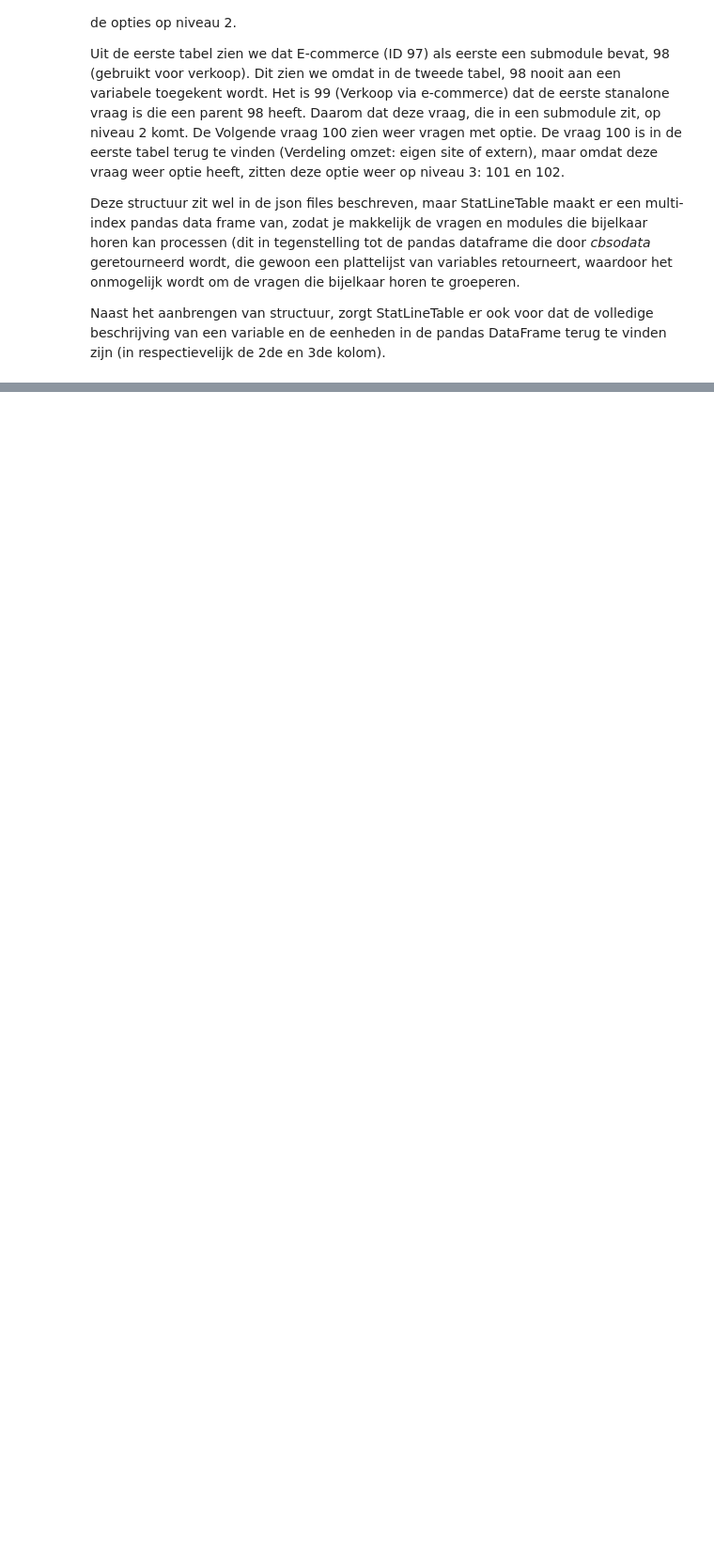
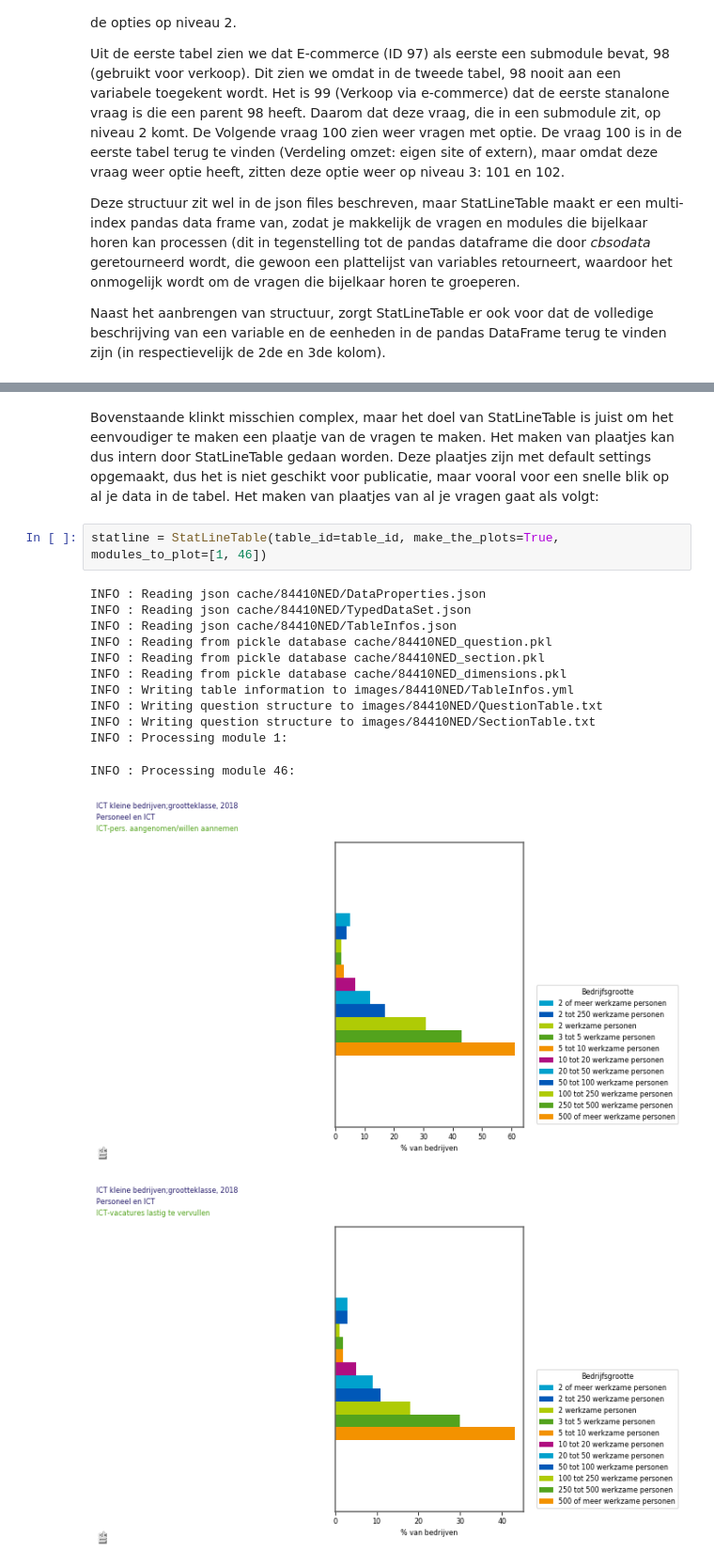
Before and after one commit to SNStatComp/cbs_utils, a Jupyter notebook: examples/statline_plot.ipynb, the cells around one changed output, grey strips where cells are left out. Shown: that part at 94% size. Drawn from its saved outputs; the diff is of its cells as text; blank space fills up the shorter version.

```diff
--- a/examples/statline_plot.ipynb
+++ b/examples/statline_plot.ipynb
@@ -125,0 +142,18 @@ Naast het aanbrengen van structuur, zorgt StatLineTable er ook voor dat de volle
+# %% [markdown]
+Bovenstaande klinkt misschien complex, maar het doel van StatLineTable is juist om het eenvoudiger te maken een plaatje van de vragen te maken. Het maken van plaatjes kan dus intern door StatLineTable gedaan worden. Deze plaatjes zijn met default settings opgemaakt, dus het is niet geschikt voor publicatie, maar vooral voor een snelle blik op al je data in de tabel. Het maken van plaatjes van al je vragen gaat als volgt:
+# %%
+statline = StatLineTable(table_id=table_id, make_the_plots=True, modules_to_plot=[1, 46])
+# %% [output]
+INFO : Reading json cache/84410NED/DataProperties.json
+INFO : Reading json cache/84410NED/TypedDataSet.json
+INFO : Reading json cache/84410NED/TableInfos.json
+INFO : Reading from pickle database cache/84410NED_question.pkl
+INFO : Reading from pickle database cache/84410NED_section.pkl
+INFO : Reading from pickle database cache/84410NED_dimensions.pkl
+INFO : Writing table information to images/84410NED/TableInfos.yml
+INFO : Writing question structure to images/84410NED/QuestionTable.txt
+INFO : Writing question structure to images/84410NED/SectionTable.txt
+INFO : Processing module 1:
+INFO : Processing module 46:
+[figure, added]
+[figure, added]
```
Also changed, not shown: parts of 58 cells of this notebook, 3 other files.
